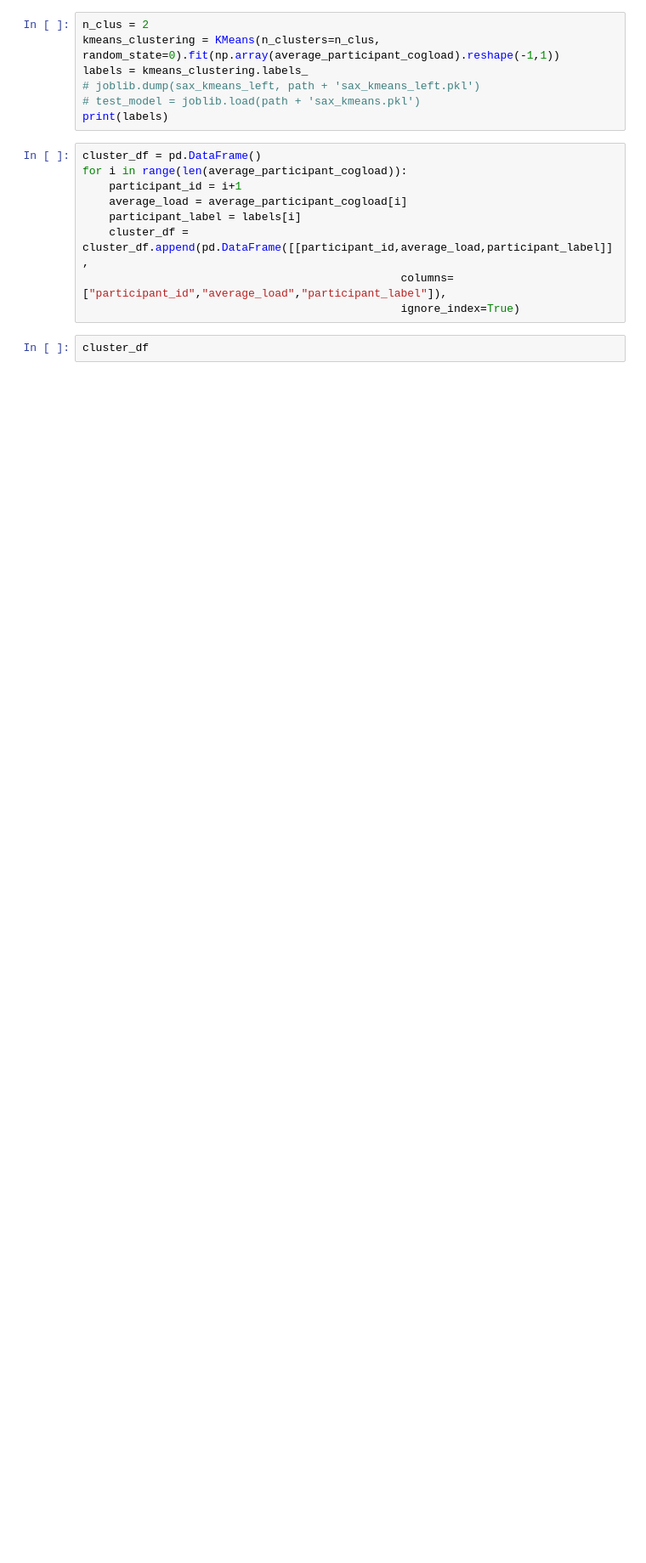
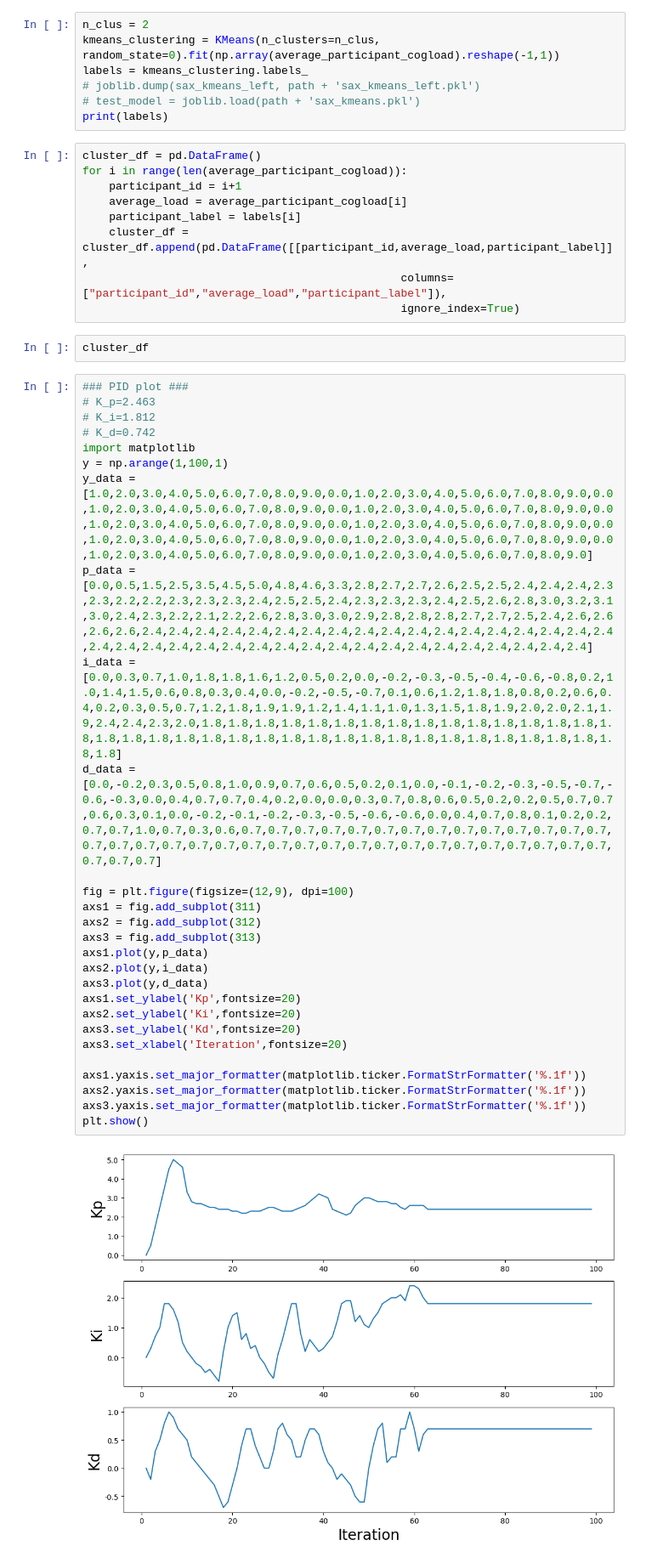
Before and after one commit to Tianyu-Zhou/NIST_Way_Finding, a Jupyter notebook: nist.ipynb, the cells around one changed output. Shown at 85% size. Drawn from its saved outputs; the diff is of its cells as text; blank space fills up the shorter version.

```diff
--- a/nist.ipynb
+++ b/nist.ipynb
@@ -1369,3 +1269,33 @@ for i in range(len(average_participant_cogload)):
                                                 ignore_index=True)
 # %%
 cluster_df
+# %%
+### PID plot ###
+# K_p=2.463
+# K_i=1.812
+# K_d=0.742
+import matplotlib
+y = np.arange(1,100,1)
+y_data = [1.0,2.0,3.0,4.0,5.0,6.0,7.0,8.0,9.0,0.0,1.0,2.0,3.0,4.0,5.0,6.0,7.0,8.0,9.0,0.0,1.0,2.0,3.0,4.0,5.0,6.0,7.0,8.0,9.0,0.0,1.0,2.0,3.0,4.0,5.0,6.0,7.0,8.0,9.0,0.0,1.0,2.0,3.0,4.0,5.0,6.0,7.0,8.0,9.0,0.0,1.0,2.0,3.0,4.0,5.0,6.0,7.0,8.0,9.0,0.0,1.0,2.0,3.0,4.0,5.0,6.0,7.0,8.0,9.0,0.0,1.0,2.0,3.0,4.0,5.0,6.0,7.0,8.0,9.0,0.0,1.0,2.0,3.0,4.0,5.0,6.0,7.0,8.0,9.0,0.0,1.0,2.0,3.0,4.0,5.0,6.0,7.0,8.0,9.0]
+p_data = [0.0,0.5,1.5,2.5,3.5,4.5,5.0,4.8,4.6,3.3,2.8,2.7,2.7,2.6,2.5,2.5,2.4,2.4,2.4,2.3,2.3,2.2,2.2,2.3,2.3,2.3,2.4,2.5,2.5,2.4,2.3,2.3,2.3,2.4,2.5,2.6,2.8,3.0,3.2,3.1,3.0,2.4,2.3,2.2,2.1,2.2,2.6,2.8,3.0,3.0,2.9,2.8,2.8,2.8,2.7,2.7,2.5,2.4,2.6,2.6,2.6,2.6,2.4,2.4,2.4,2.4,2.4,2.4,2.4,2.4,2.4,2.4,2.4,2.4,2.4,2.4,2.4,2.4,2.4,2.4,2.4,2.4,2.4,2.4,2.4,2.4,2.4,2.4,2.4,2.4,2.4,2.4,2.4,2.4,2.4,2.4,2.4,2.4,2.4]
+i_data = [0.0,0.3,0.7,1.0,1.8,1.8,1.6,1.2,0.5,0.2,0.0,-0.2,-0.3,-0.5,-0.4,-0.6,-0.8,0.2,1.0,1.4,1.5,0.6,0.8,0.3,0.4,0.0,-0.2,-0.5,-0.7,0.1,0.6,1.2,1.8,1.8,0.8,0.2,0.6,0.4,0.2,0.3,0.5,0.7,1.2,1.8,1.9,1.9,1.2,1.4,1.1,1.0,1.3,1.5,1.8,1.9,2.0,2.0,2.1,1.9,2.4,2.4,2.3,2.0,1.8,1.8,1.8,1.8,1.8,1.8,1.8,1.8,1.8,1.8,1.8,1.8,1.8,1.8,1.8,1.8,1.8,1.8,1.8,1.8,1.8,1.8,1.8,1.8,1.8,1.8,1.8,1.8,1.8,1.8,1.8,1.8,1.8,1.8,1.8,1.8,1.8]
+d_data = [0.0,-0.2,0.3,0.5,0.8,1.0,0.9,0.7,0.6,0.5,0.2,0.1,0.0,-0.1,-0.2,-0.3,-0.5,-0.7,-0.6,-0.3,0.0,0.4,0.7,0.7,0.4,0.2,0.0,0.0,0.3,0.7,0.8,0.6,0.5,0.2,0.2,0.5,0.7,0.7,0.6,0.3,0.1,0.0,-0.2,-0.1,-0.2,-0.3,-0.5,-0.6,-0.6,0.0,0.4,0.7,0.8,0.1,0.2,0.2,0.7,0.7,1.0,0.7,0.3,0.6,0.7,0.7,0.7,0.7,0.7,0.7,0.7,0.7,0.7,0.7,0.7,0.7,0.7,0.7,0.7,0.7,0.7,0.7,0.7,0.7,0.7,0.7,0.7,0.7,0.7,0.7,0.7,0.7,0.7,0.7,0.7,0.7,0.7,0.7,0.7,0.7,0.7]
+
+fig = plt.figure(figsize=(12,9), dpi=100)
+axs1 = fig.add_subplot(311)
+axs2 = fig.add_subplot(312)
+axs3 = fig.add_subplot(313)
+axs1.plot(y,p_data)
+axs2.plot(y,i_data)
+axs3.plot(y,d_data)
+axs1.set_ylabel('Kp',fontsize=20)
+axs2.set_ylabel('Ki',fontsize=20)
+axs3.set_ylabel('Kd',fontsize=20)
+axs3.set_xlabel('Iteration',fontsize=20)
+
+axs1.yaxis.set_major_formatter(matplotlib.ticker.FormatStrFormatter('%.1f'))
+axs2.yaxis.set_major_formatter(matplotlib.ticker.FormatStrFormatter('%.1f'))
+axs3.yaxis.set_major_formatter(matplotlib.ticker.FormatStrFormatter('%.1f'))
+plt.show()
+# %% [output]
+[figure, added]
```
Also changed, not shown: parts of 6 cells of this notebook.
